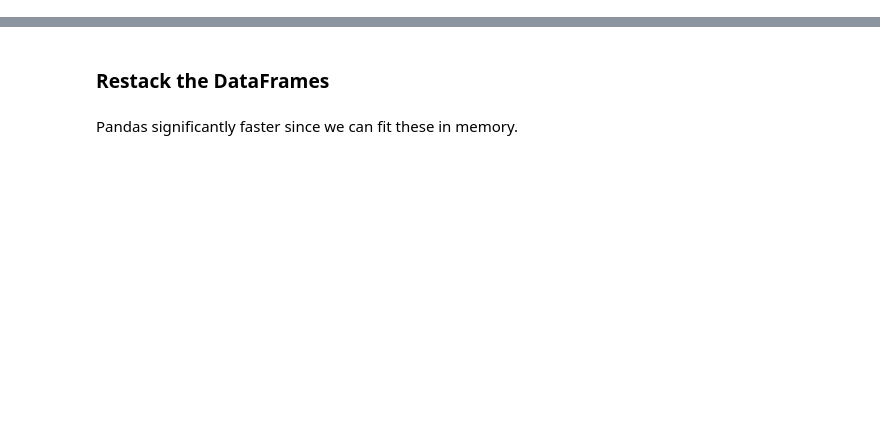
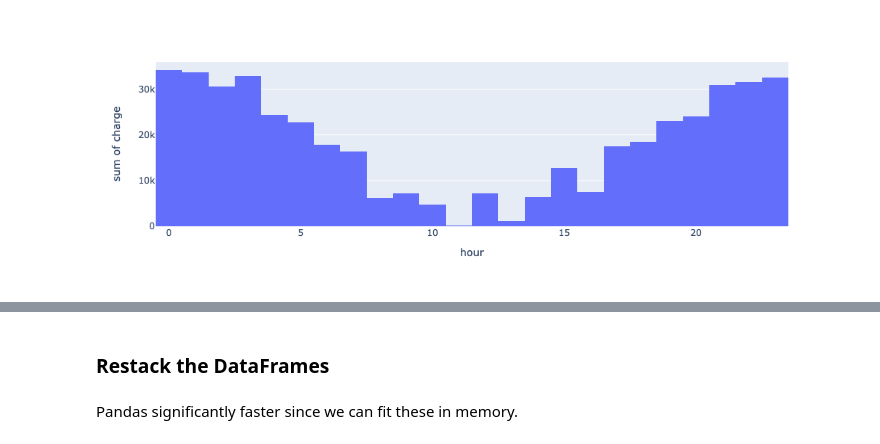
Before and after one commit to rmi-mobility-data-science/replicaEVSE, a Jupyter notebook: notebooks/4_run_simulation.ipynb, the cells around one changed output, grey strips where cells are left out. Saved outputs shown, nothing was run; the diff lists cells and outputs as text; code cells hidden in the pictures; blank space fills up the shorter version.

```diff
--- a/notebooks/4_run_simulation.ipynb
+++ b/notebooks/4_run_simulation.ipynb
@@ -96,0 +122,21 @@ df_list = np.array_split(df, number_of_chunks)
+# %%
+#vehicle efficiency in kwh/mi
+efficiency_medium=1.1
+efficiency_heavy=2.2
+
+#create load curve df
+hourly_loads_medium=pd.DataFrame()
+hourly_loads_heavy=pd.DataFrame()
+hourly_loads_medium['hour']=range(24)
+hourly_loads_heavy['hour']=range(24)
+hourly_loads_medium['vmt']=[sum(df_medium_spokane[df_medium_spokane["hour"]==x]['distance_miles']) for x in range(24)]
+hourly_loads_heavy['vmt']=[sum(df_heavy_spokane[df_heavy_spokane["hour"]==x]['distance_miles']) for x in range(24)]
+mean_vmt_medium=sum(df_medium_spokane.distance_miles)/24
+mean_vmt_heavy=sum(df_heavy_spokane.distance_miles)/24
+hourly_loads_medium['charge']= (mean_vmt_medium+(mean_vmt_medium-hourly_loads_medium.vmt))*efficiency_medium/sample_frac
+hourly_loads_heavy['charge']= (mean_vmt_heavy+(mean_vmt_heavy-hourly_loads_heavy.vmt))*efficiency_heavy/sample_frac
+# %%
+fig=px.histogram(hourly_loads_medium, x='hour', y='charge', nbins=24)
+fig.show()
+# %% [output]
+[figure, added]
```
Also changed, not shown: parts of 31 cells of this notebook, 2 other files.
